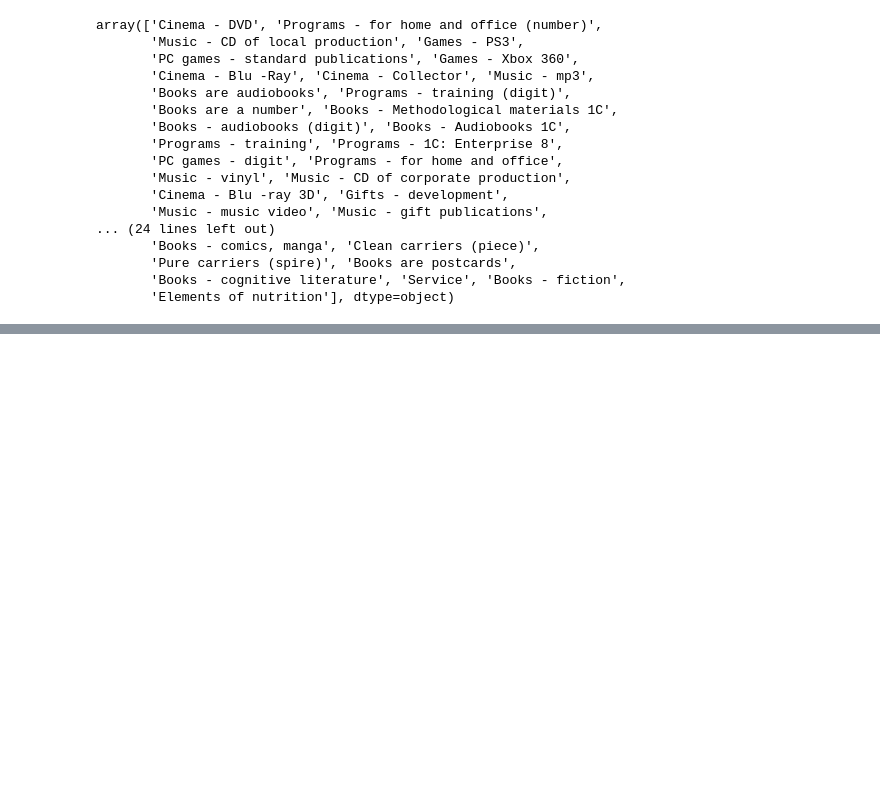
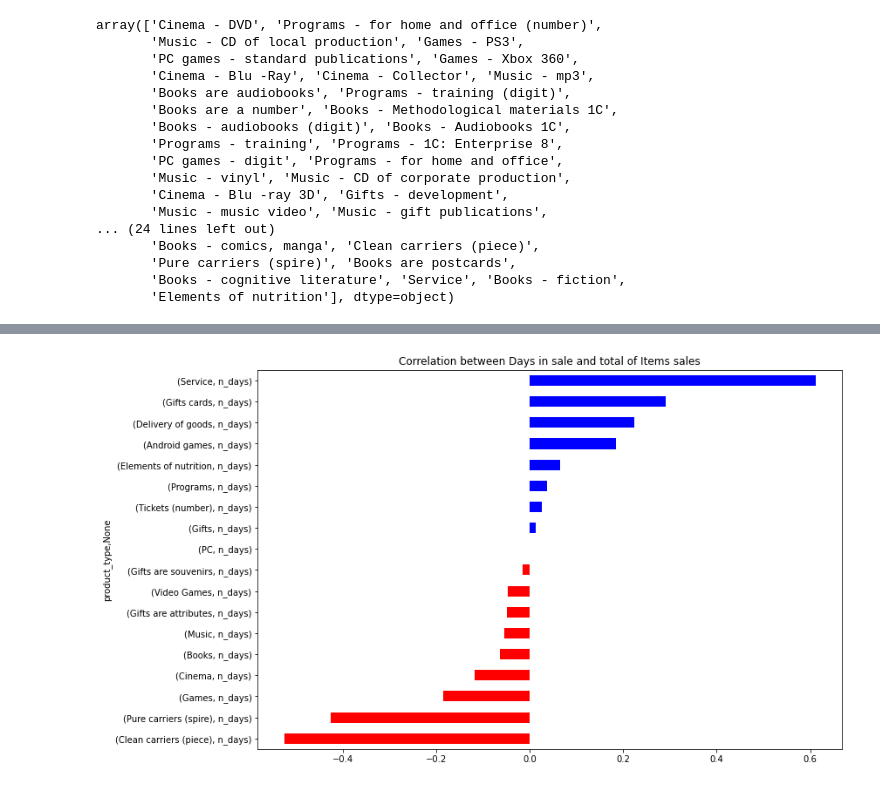
Before and after one commit to jquesada92/Kaggle_Times_Series_Competition, a Jupyter notebook: times-series-competition.ipynb, the cells around one changed output, grey strips where cells are left out. Saved outputs shown, nothing was run; the diff lists cells and outputs as text; code cells hidden in the pictures; blank space fills up the shorter version.

```diff
--- a/times-series-competition.ipynb
+++ b/times-series-competition.ipynb
@@ -173,0 +186,5 @@ plt.show()
+# %%
+corr_n_days_item_cnt.plot.barh(title="Correlation between Days in sale and total of Items sales", color= list(map(lambda x: "r" if x <0 else 'b',corr_n_days_item_cnt)))
+plt.show()
+# %% [output]
+[figure, added]
```
Also changed, not shown: parts of 11 cells of this notebook.
